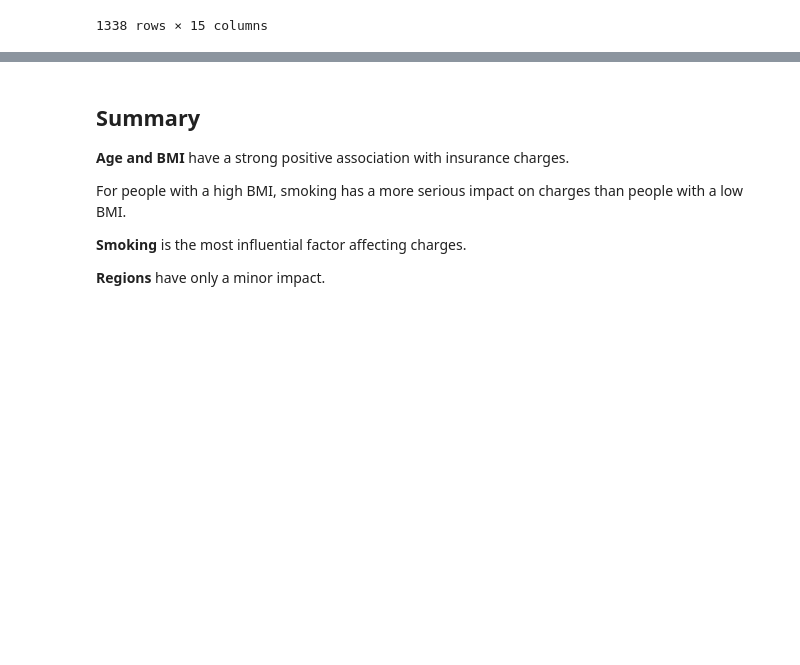
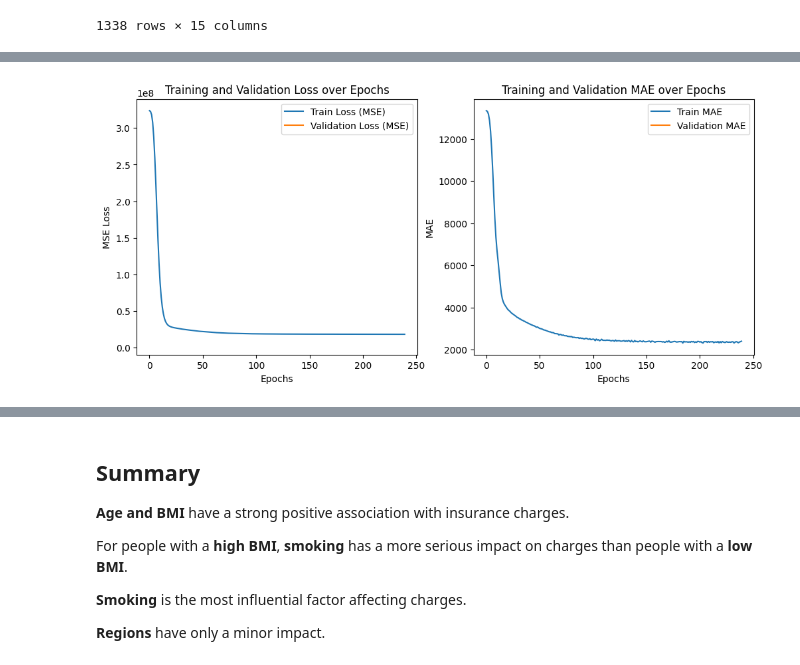
Before and after one commit to SaloWi/cas_mod4, a Jupyter notebook: M6_Project.ipynb, the cells around one changed output, grey strips where cells are left out. Saved outputs shown, nothing was run; the diff lists cells and outputs as text; code cells hidden in the pictures; blank space fills up the shorter version.

```diff
--- a/M6_Project.ipynb
+++ b/M6_Project.ipynb
@@ -374,6 +390,9 @@ y_test = torch.tensor(y_test.values, dtype=torch.float32).view(-1, 1)
 # %%
 train_dataset = TensorDataset(X_train, y_train)
 train_loader = DataLoader(train_dataset, batch_size=10, shuffle=True)
+
+val_dataset = TensorDataset(X_test, y_test)
+val_loader = DataLoader(val_dataset, batch_size=10, shuffle=False)  # shuffle=False for validation
 # %%
 # Build and train the model
 class RegressionModel(nn.Module):
@@ -427,10 +461,23 @@ Epoch [240/240], Loss: 1403076.0000
 # %%
 # Evaluate the model
 model.eval()
+val_loss = 0.0 #
+val_mae = 0.0 #
 with torch.no_grad():
     y_pred = model(X_test)
     test_loss = criterion(y_pred, y_test)
     print(f'Test Loss: {test_loss.item():.4f}')
+    for inputs, targets in val_loader:  # whole
+            outputs = model(inputs)
+            loss = criterion(outputs, targets)
+            val_loss += loss.item() * inputs.size(0)
+            mae = torch.mean(torch.abs(outputs - targets))
+            val_mae += mae.item() * inputs.size(0)
+
+val_loss /= len(train_loader.dataset) #
+val_mae /= len(val_loader.dataset)    #
+history['val_loss'].append(val_loss) #
+history['val_mae'].append(val_mae)    #
 
 for actual, predicted in zip(y_test[:10], y_pred[:10]):
     print(f'Actual: {actual.item()}, Predicted: {predicted.item()}')
@@ -468,3 +515,28 @@ plt.show()
+# %%
+# Plot training & validation loss values
+plt.figure(figsize=(12, 5))
+
+# Loss (MSE) Plot
+plt.subplot(1, 2, 1)
+plt.plot(history['train_loss'], label='Train Loss (MSE)')
+plt.plot(history['val_loss'], label='Validation Loss (MSE)')
+plt.xlabel('Epochs')
+plt.ylabel('MSE Loss')
+plt.title('Training and Validation Loss over Epochs')
+plt.legend()
+
+# Mean Absolute Error (MAE) Plot
+plt.subplot(1, 2, 2)
+plt.plot(history['train_mae'], label='Train MAE')
+plt.plot(history['val_mae'], label='Validation MAE')
+plt.xlabel('Epochs')
+plt.ylabel('MAE')
+plt.title('Training and Validation MAE over Epochs')
+plt.legend()
+
+plt.show()
+# %% [output]
+[figure, added]
 # %%
 fig = px.box(data, x='region', y='charges', color='smoker', title='Interactive Boxplot of Charges by Region and Smoking Status')
 fig.show()
@@ -486,7 +558,7 @@ fig.show()
 ## Summary
 **Age and BMI** have a strong positive association with insurance charges.
 
-For people with a high BMI, smoking has a more serious impact on charges than people with a low BMI.
+For people with a **high BMI**, **smoking** has a more serious impact on charges than people with a **low BMI**.
 
 
 **Smoking** is the most influential factor affecting charges.
```
Also changed, not shown: parts of 20 cells of this notebook.
